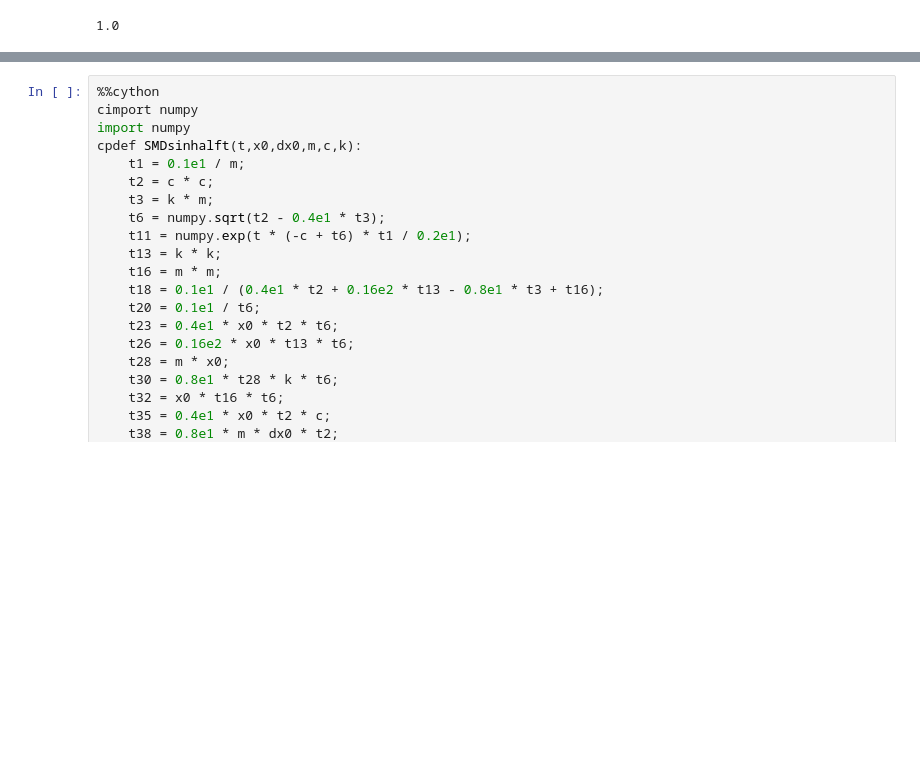
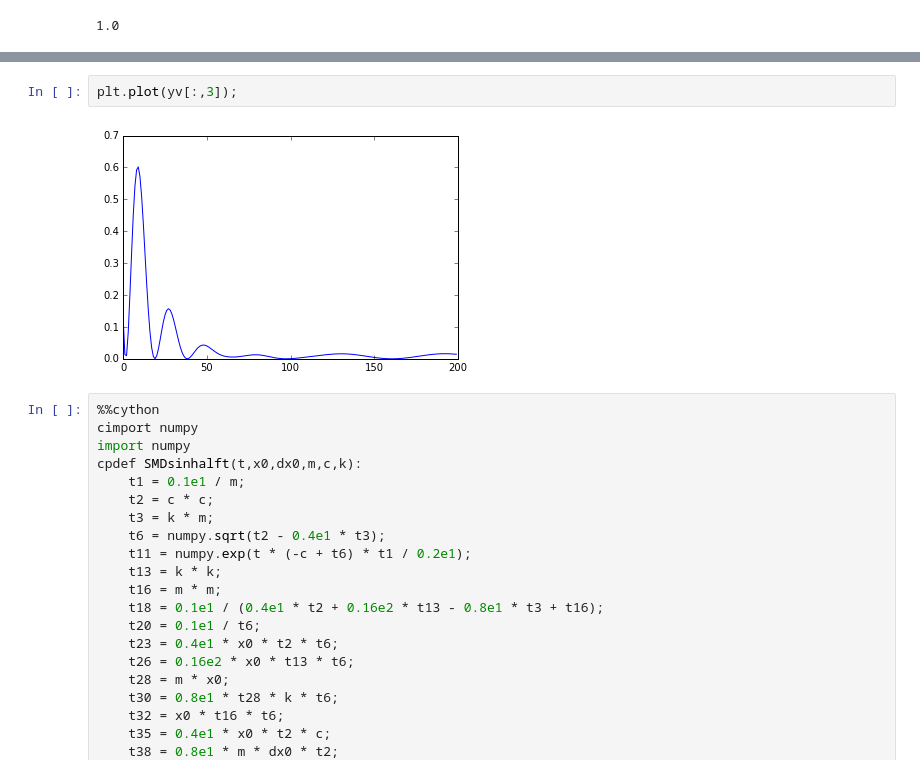
Before and after one commit to hakantiftikci/pyODEIVP4OEM, a Jupyter notebook: purePython/develope_purePython_RK_framework.ipynb, the cells around one changed output, grey strips where cells are left out. Saved outputs shown, nothing was run; the diff lists cells and outputs as text; blank space fills up the shorter version.

```diff
--- a/purePython/develope_purePython_RK_framework.ipynb
+++ b/purePython/develope_purePython_RK_framework.ipynb
@@ -286,3 +324,7 @@ plt.plot(tv,yAnalytical,'ro',mec='red')
+# %%
+plt.plot(yv[:,3]);
+# %% [output]
+[figure, added]
 # %%
 %%cython
 cimport numpy
```
Also changed, not shown: parts of 28 cells of this notebook.
